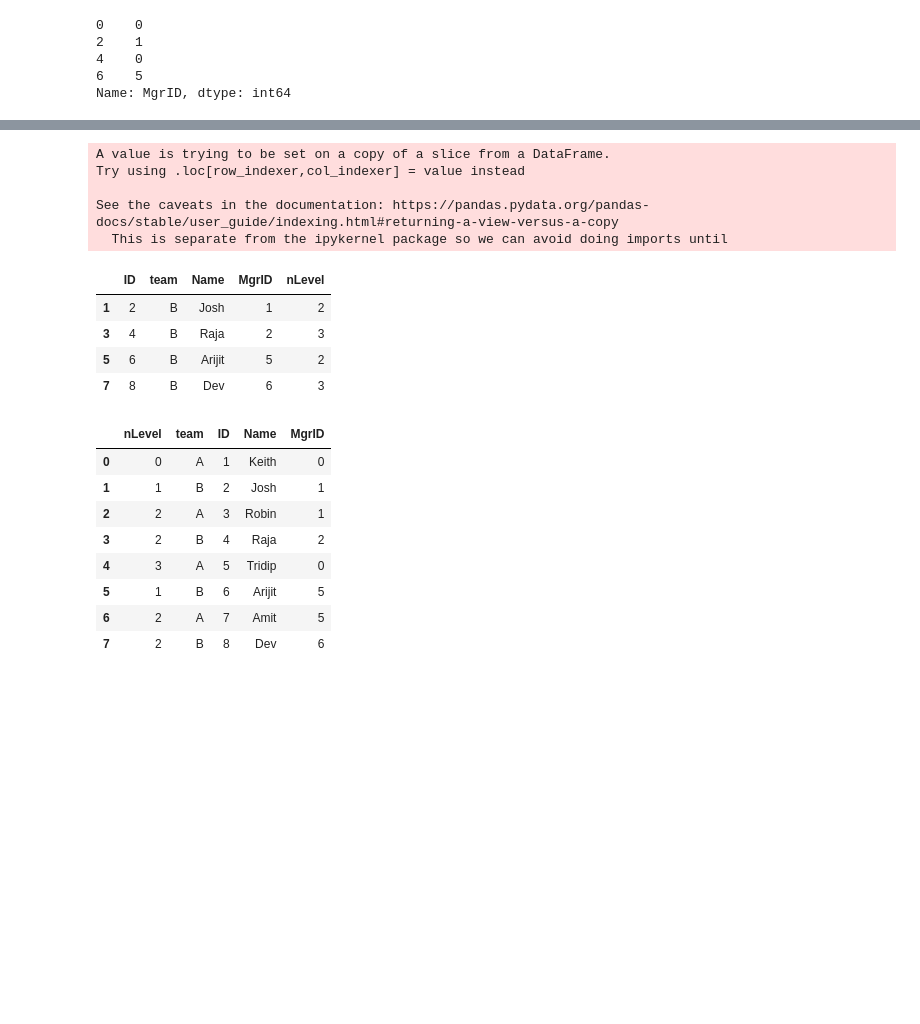
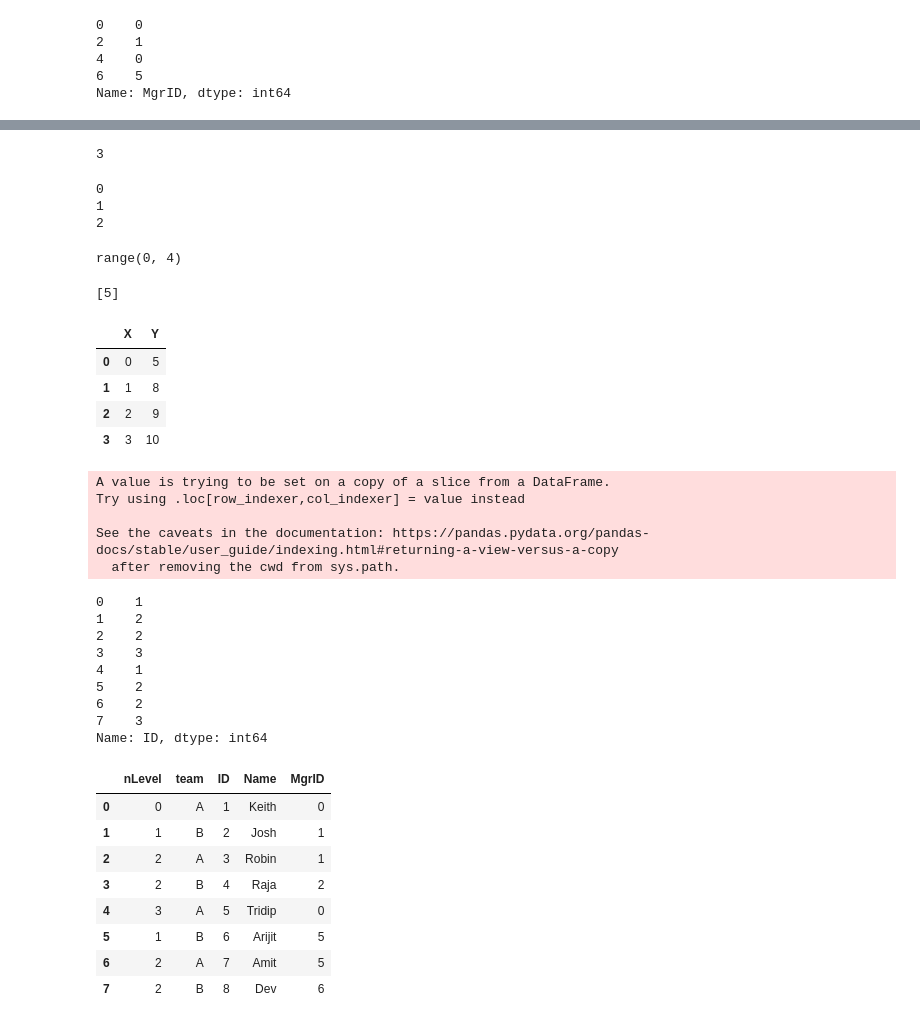
Before and after one commit to brennap3/sqlpythonrchapter, a Jupyter notebook: pandas functions.ipynb, the cells around one changed output, grey strips where cells are left out. Saved outputs shown, nothing was run; the diff lists cells and outputs as text; code cells hidden in the pictures; blank space fills up the shorter version.

```diff
--- a/pandas functions.ipynb
+++ b/pandas functions.ipynb
@@ -760,5 +774,38 @@ def level_by_team(team):
+# %%
+c
+# %% [output]
+3
+# %%
+a = range(4)
+# %%
+for val in a[:-1]:
+    print(val)
+# %% [output]
+0
+1
+2
+# %%
+a
+# %% [output]
+range(0, 4)
+# %%
+[5]
+# %% [output]
+[5]
+# %%
+
+df = pd.DataFrame({'X': a})
+df['Y'] = [5] + [val + 8 for val in a[:-1]]
+df
+# %% [output]
+|  | X | Y |
+| 0 | 0 | 5 |
+| 1 | 1 | 8 |
+| 2 | 2 | 9 |
+| 3 | 3 | 10 |
 # %%
 level_by_team('B')
+dfteam.ID.map(nlevel)
 #team='A'
 #dfteamf=dfteam[dfteam['team']==team]
 #dfteam[dfteam['team']==team]
@@ -767,12 +814,16 @@ A value is trying to be set on a copy of a slice from a DataFrame.
 Try using .loc[row_indexer,col_indexer] = value instead
 
 See the caveats in the documentation: https://pandas.pydata.org/pandas-docs/stable/user_guide/indexing.html#returning-a-view-versus-a-copy
-  This is separate from the ipykernel package so we can avoid doing imports until
+  after removing the cwd from sys.path.
-|  | ID | team | Name | MgrID | nLevel |
-| 1 | 2 | B | Josh | 1 | 2 |
-| 3 | 4 | B | Raja | 2 | 3 |
-| 5 | 6 | B | Arijit | 5 | 2 |
-| 7 | 8 | B | Dev | 6 | 3 |
+0    1
+1    2
+2    2
+3    3
+4    1
+5    2
+6    2
+7    3
+Name: ID, dtype: int64
 # %%
 
 
```
Also changed, not shown: parts of 8 cells of this notebook.
